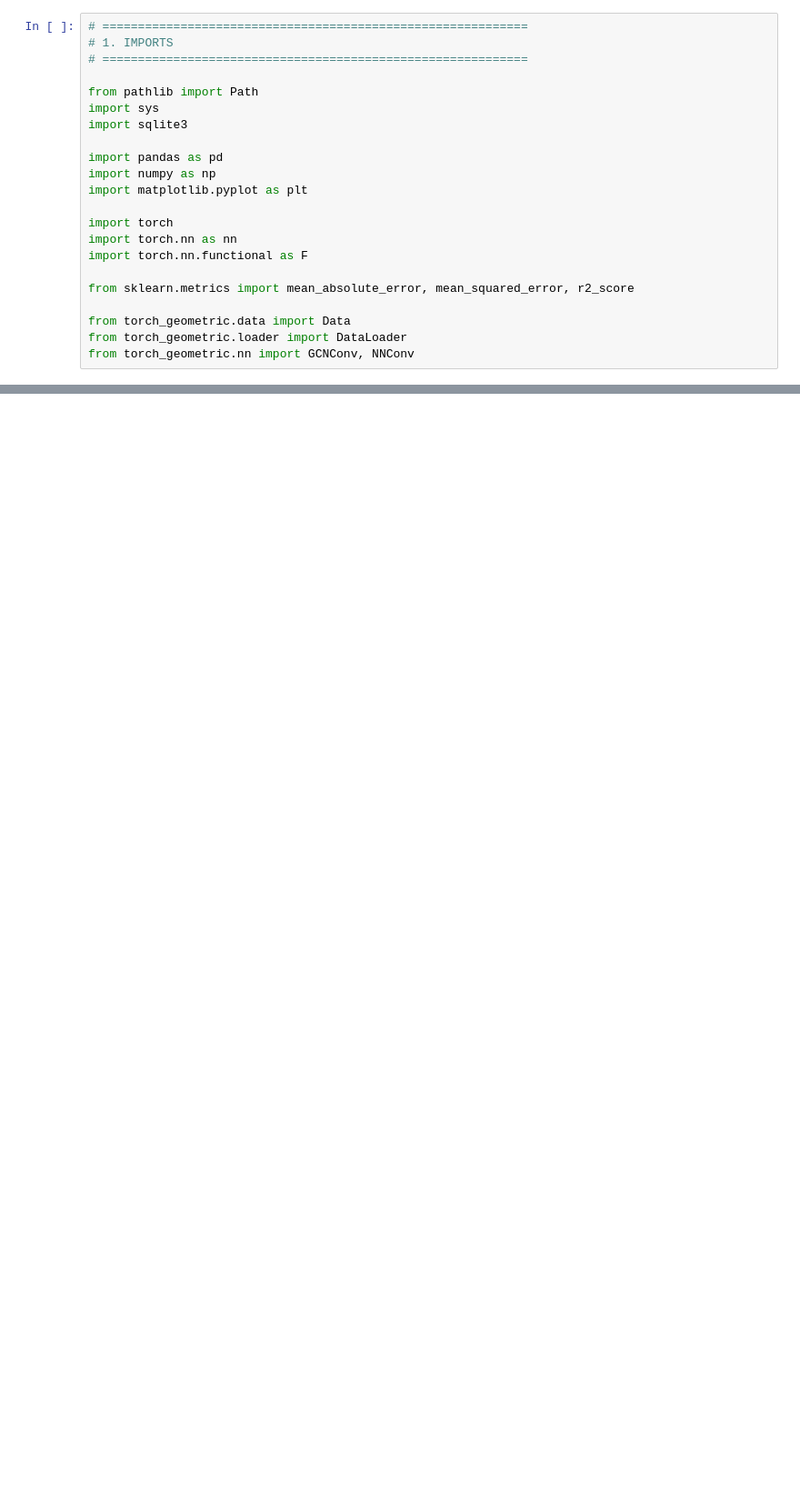
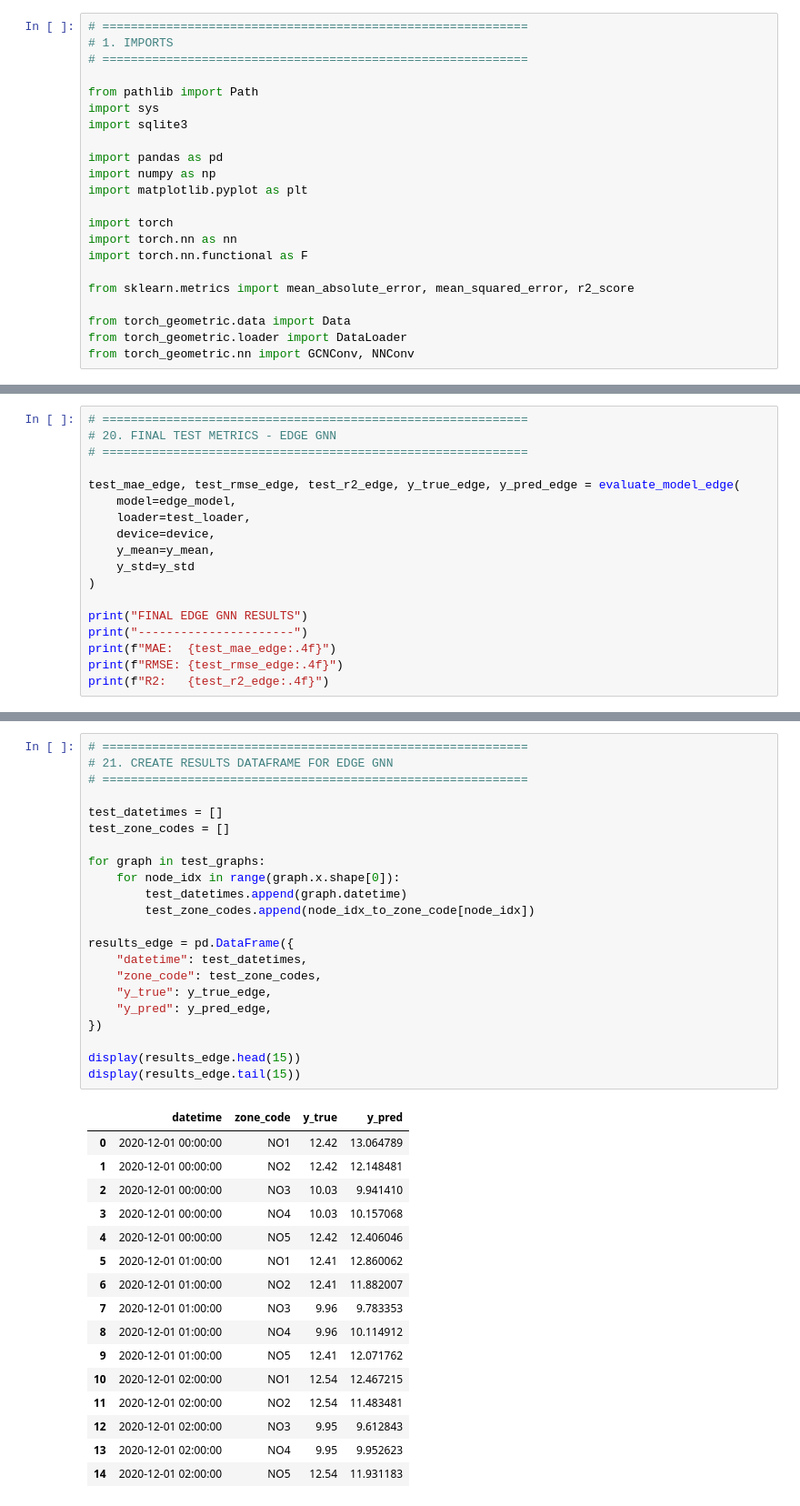
Before and after one commit to huugoox/tfg, a Jupyter notebook: notebooks/08_GNN_edge_model.ipynb, the cells around one changed output, grey strips where cells are left out. Shown at 91% size. Drawn from its saved outputs; the diff is of its cells as text; blank space fills up the shorter version.

```diff
--- a/notebooks/08_GNN_edge_model.ipynb
+++ b/notebooks/08_GNN_edge_model.ipynb
@@ -41,0 +766,18 @@ print("Connected to database")
+# %%
+# ============================================================
+# 20. FINAL TEST METRICS - EDGE GNN
+# ============================================================
+
+test_mae_edge, test_rmse_edge, test_r2_edge, y_true_edge, y_pred_edge = evaluate_model_edge(
+    model=edge_model,
+    loader=test_loader,
+    device=device,
+    y_mean=y_mean,
+    y_std=y_std
+)
+
+print("FINAL EDGE GNN RESULTS")
+print("----------------------")
+print(f"MAE:  {test_mae_edge:.4f}")
+print(f"RMSE: {test_rmse_edge:.4f}")
+print(f"R2:   {test_r2_edge:.4f}")
@@ -41,0 +790,39 @@ print("Connected to database")
+# %%
+# ============================================================
+# 21. CREATE RESULTS DATAFRAME FOR EDGE GNN
+# ============================================================
+
+test_datetimes = []
+test_zone_codes = []
+
+for graph in test_graphs:
+    for node_idx in range(graph.x.shape[0]):
+        test_datetimes.append(graph.datetime)
+        test_zone_codes.append(node_idx_to_zone_code[node_idx])
+
+results_edge = pd.DataFrame({
+    "datetime": test_datetimes,
+    "zone_code": test_zone_codes,
+    "y_true": y_true_edge,
+    "y_pred": y_pred_edge,
+})
+
+display(results_edge.head(15))
+display(results_edge.tail(15))
+# %% [output]
+|  | datetime | zone_code | y_true | y_pred |
+| 0 | 2020-12-01 00:00:00 | NO1 | 12.42 | 13.064789 |
+| 1 | 2020-12-01 00:00:00 | NO2 | 12.42 | 12.148481 |
+| 2 | 2020-12-01 00:00:00 | NO3 | 10.03 | 9.941410 |
+| 3 | 2020-12-01 00:00:00 | NO4 | 10.03 | 10.157068 |
+| 4 | 2020-12-01 00:00:00 | NO5 | 12.42 | 12.406046 |
+| 5 | 2020-12-01 01:00:00 | NO1 | 12.41 | 12.860062 |
+| 6 | 2020-12-01 01:00:00 | NO2 | 12.41 | 11.882007 |
+| 7 | 2020-12-01 01:00:00 | NO3 | 9.96 | 9.783353 |
+| 8 | 2020-12-01 01:00:00 | NO4 | 9.96 | 10.114912 |
+| 9 | 2020-12-01 01:00:00 | NO5 | 12.41 | 12.071762 |
+| 10 | 2020-12-01 02:00:00 | NO1 | 12.54 | 12.467215 |
+| 11 | 2020-12-01 02:00:00 | NO2 | 12.54 | 11.483481 |
+| 12 | 2020-12-01 02:00:00 | NO3 | 9.95 | 9.612843 |
+| 13 | 2020-12-01 02:00:00 | NO4 | 9.95 | 9.952623 |
+| 14 | 2020-12-01 02:00:00 | NO5 | 12.54 | 11.931183 |
```
Also changed, not shown: parts of 33 cells of this notebook.
